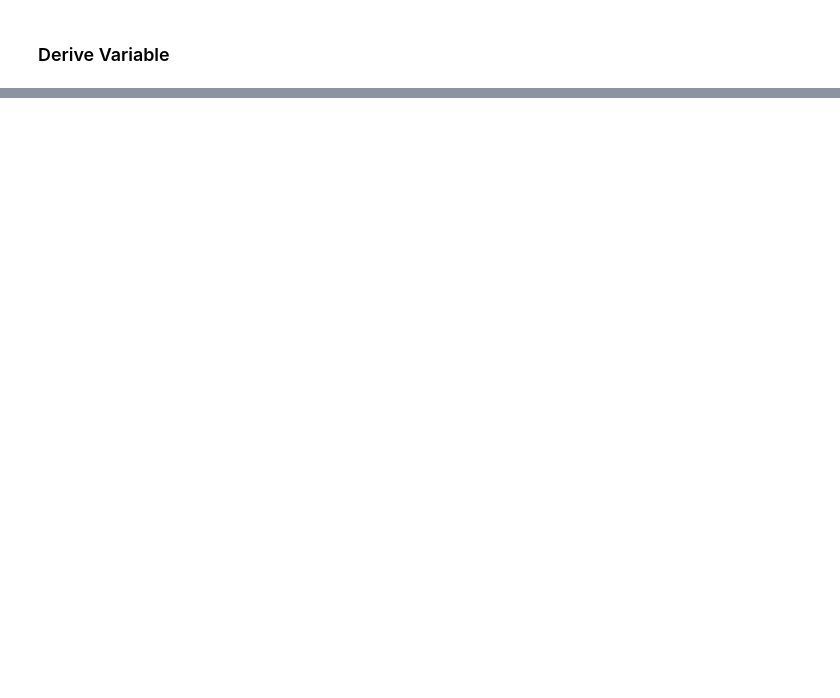
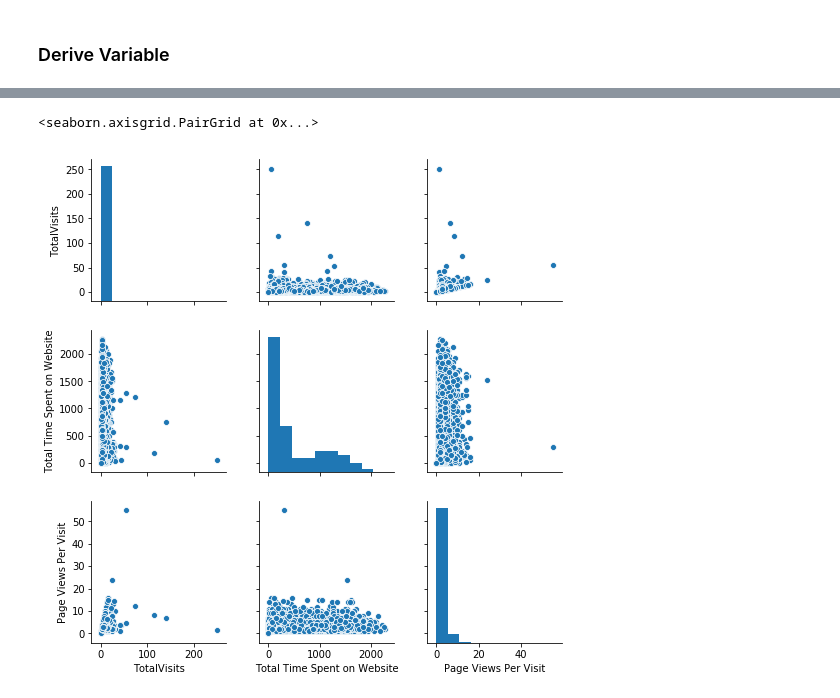
Before and after one commit to ppawar88/DSProject, a Jupyter notebook: Education Institute - Lead Scoring/Education Institute - Lead Scoring.ipynb, the cells around one changed output, grey strips where cells are left out. Saved outputs shown, nothing was run; the diff lists cells and outputs as text; code cells hidden in the pictures; blank space fills up the shorter version.

```diff
--- a/Education Institute - Lead Scoring/Education Institute - Lead Scoring.ipynb
+++ b/Education Institute - Lead Scoring/Education Institute - Lead Scoring.ipynb
@@ -372,3 +386,5 @@ leadsDF.drop(labels=leadsDF.describe().columns, axis=1).describe()
+# %%
+leadsDF.drop(labels=['Do Not Call','Search','Magazine','Newspaper Article','X Education Forums','Newspaper','Digital Advertisement','Through Recommendations','Receive More Updates About Our Courses','Update me on Supply Chain Content','Get updates on DM Content','I agree to pay the amount through cheque'], axis=1, inplace=True)
 # %% [markdown]
 ### Derive Variable
 # %%
@@ -398,2 +414,3 @@ Will create new categoty called **Other** and assign this category to remaning 2
 # %%
-leadsDF['Lead Source'] = leadsDF['Lead Source'].apply (lambda v : v if v in (['Google', 'Direct Traffic', 'Olark Chat', 'Organic Search']) else 'Other')
+leadsDF['Lead Source'] = leadsDF['Lead Source'].apply (lambda v : v if v in (['Google', 'Direct Traffic', 'Olark Chat', 'Organic Search', 'Reference']) else 'Other Lead Source')
+GetValueCount_ConvertionRatio('Lead Source')
@@ -414,0 +448,4 @@ Organic Search 	1154 	436 	12.72 	12.69
+# %%
+#Will apply same logic as Lead Source
+leadsDF['Last Activity'] = leadsDF['Last Activity'].apply (lambda v : v if v in (['Email Opened', 'SMS Sent', 'Olark Chat Conversation', 'Page Visited on Website']) else 'Other Last Activity')
+GetValueCount_ConvertionRatio('Last Activity')
@@ -414,0 +481,3 @@ Organic Search 	1154 	436 	12.72 	12.69
+# %%
+leadsDF['Last Notable Activity'] = leadsDF['Last Notable Activity'].apply (lambda v : v if v in (['Modified', 'Email Opened', 'SMS Sent']) else 'Other Last Notable Activity')
+GetValueCount_ConvertionRatio('Last Notable Activity')
@@ -414,0 +504,5 @@ Organic Search 	1154 	436 	12.72 	12.69
+# %%
+sns.pairplot(data=leadsDF[['TotalVisits','Total Time Spent on Website','Page Views Per Visit']])
+# %% [output]
+<seaborn.axisgrid.PairGrid at 0x...>
+[figure, added]
```
Also changed, not shown: parts of 91 cells of this notebook.
